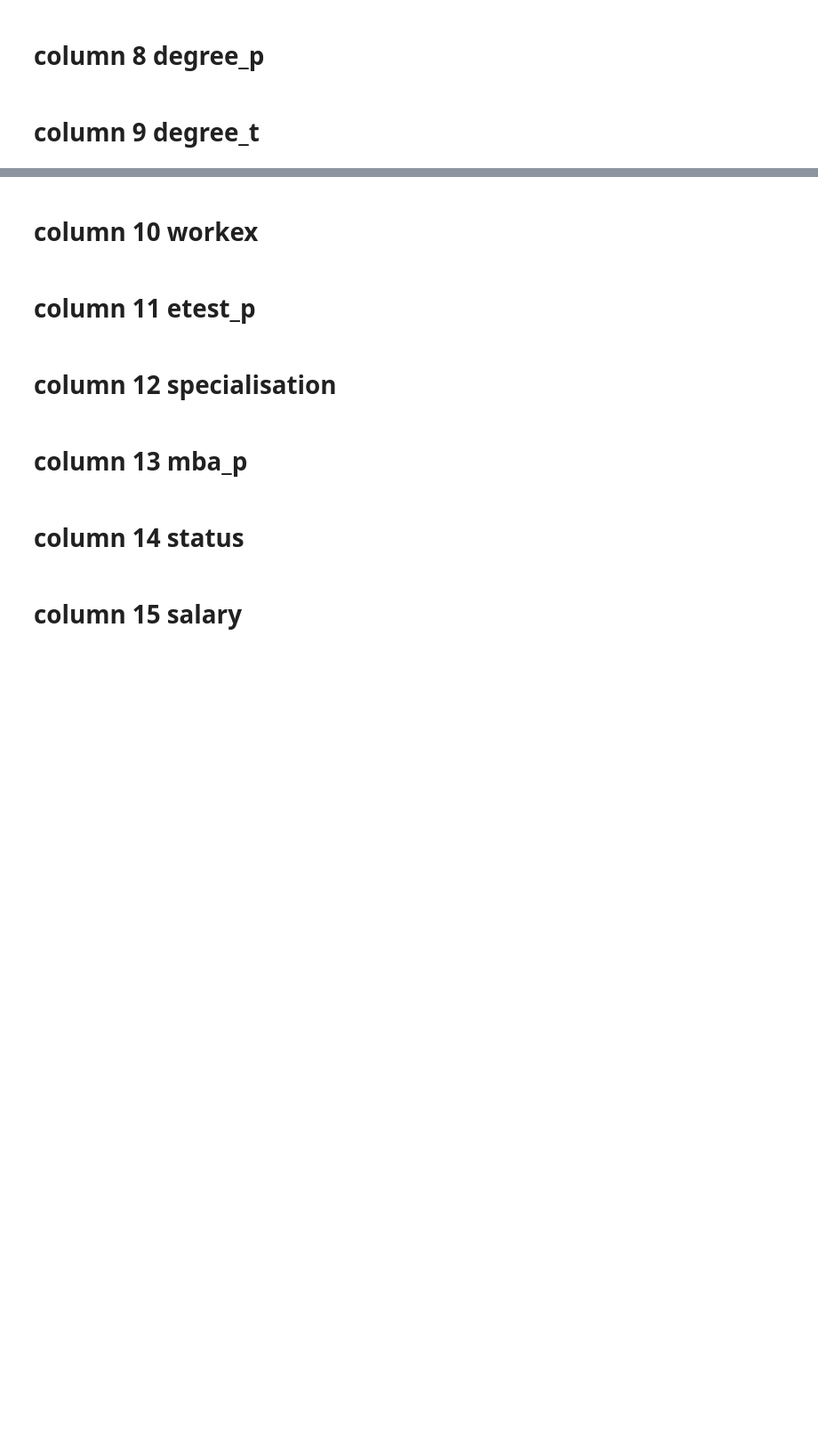
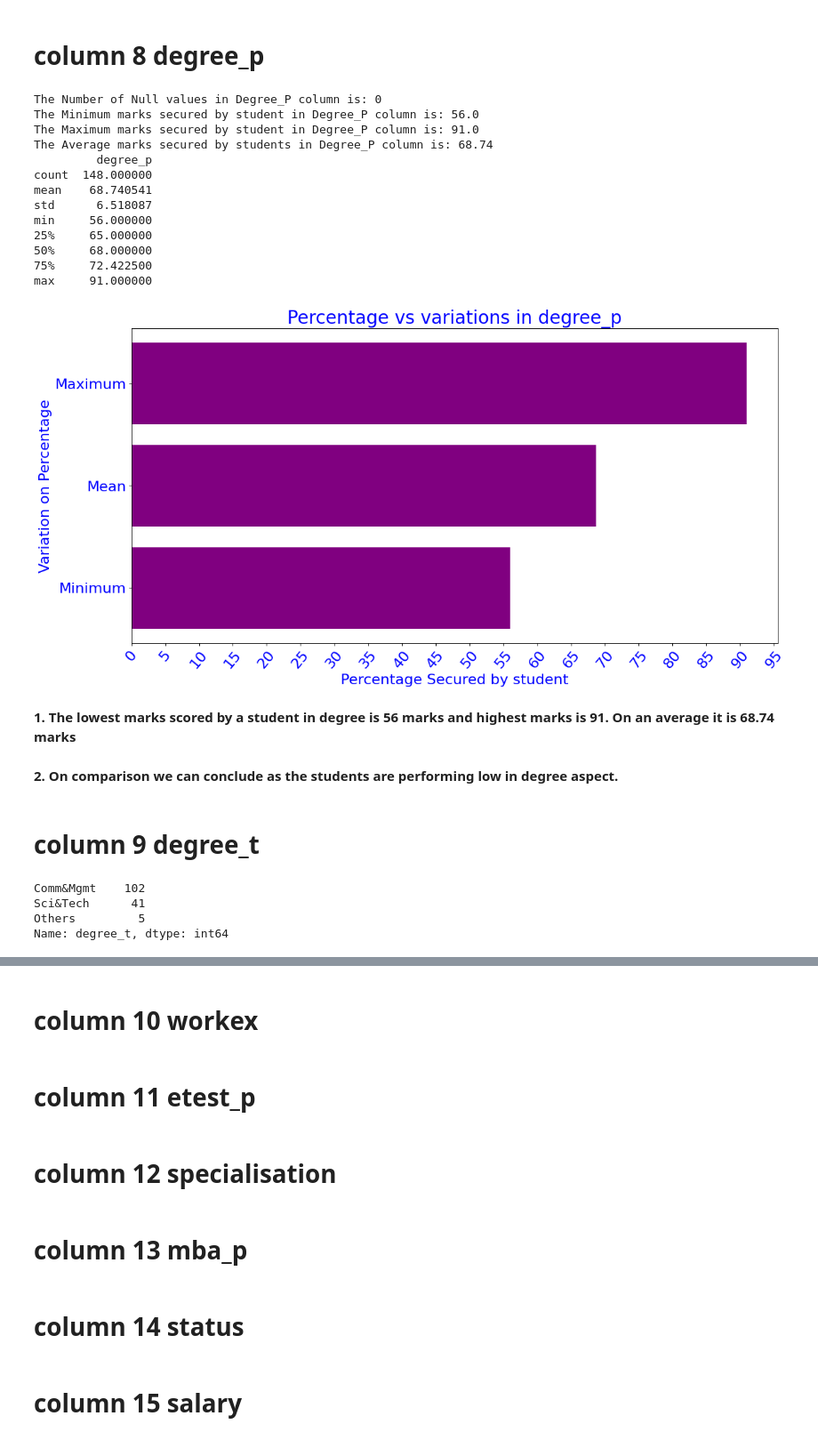
Before and after one commit to Manikandan-professional/Placements-Data-Analysis, a Jupyter notebook: Placements_Data_Analysis.ipynb, the cells around one changed output, grey strips where cells are left out. Shown at 89% size. Drawn from its saved outputs; the diff is of its cells as text; code cells hidden in the pictures; blank space fills up the shorter version.

```diff
--- a/Placements_Data_Analysis.ipynb
+++ b/Placements_Data_Analysis.ipynb
@@ -228,4 +249,46 @@ df.head()
 # %% [markdown]
 # column 8 degree_p
+# %%
+print('The Number of Null values in Degree_P column is:',df['degree_p'].isnull().sum())
+print('The Minimum marks secured by student in Degree_P column is:',np.min(df['degree_p']))
+print('The Maximum marks secured by student in Degree_P column is:',np.max(df['degree_p']))
+print('The Average marks secured by students in Degree_P column is:',round(np.mean(df['degree_p']),2))
+idx=['Minimum','Mean','Maximum']
+values=[np.min(df['degree_p']),round(np.mean(df['degree_p']),2),np.max(df['degree_p'])]
+print(df[['degree_p']].describe())
+plt.figure(figsize=(16,8),dpi=80)
+plt.barh(idx,values,color='purple')
+plt.title('Percentage vs variations in degree_p',fontsize=25,color='blue')
+plt.xlabel('Percentage Secured by student',fontsize=20,color='blue')
+plt.ylabel('Variation on Percentage',fontsize=20,color='blue')
+plt.xticks(np.arange(0,100,5),rotation=50,fontsize=20,color='blue')
+plt.yticks(fontsize=20,color='blue')
+plt.show()
+# %% [output]
+The Number of Null values in Degree_P column is: 0
+The Minimum marks secured by student in Degree_P column is: 56.0
+The Maximum marks secured by student in Degree_P column is: 91.0
+The Average marks secured by students in Degree_P column is: 68.74
+         degree_p
+count  148.000000
+mean    68.740541
+std      6.518087
+min     56.000000
+25%     65.000000
+50%     68.000000
+75%     72.422500
+max     91.000000
+[figure, added]
+# %% [markdown]
+**1. The lowest marks scored by a student in degree is 56 marks and highest marks is 91. On an average it is 68.74 marks**
+# %% [markdown]
+**2. On comparison we can conclude as the students are performing low in degree aspect.**
 # %% [markdown]
 # column 9 degree_t
+# %%
+df['degree_t'].value_counts()
+# %% [output]
+Comm&Mgmt    102
+Sci&Tech      41
+Others         5
+Name: degree_t, dtype: int64
```
Also changed, not shown: parts of 13 cells of this notebook.
